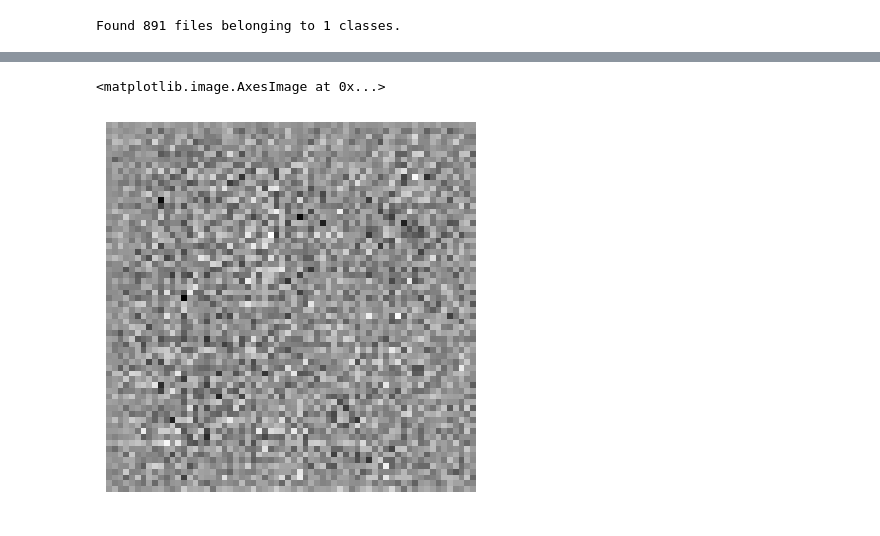
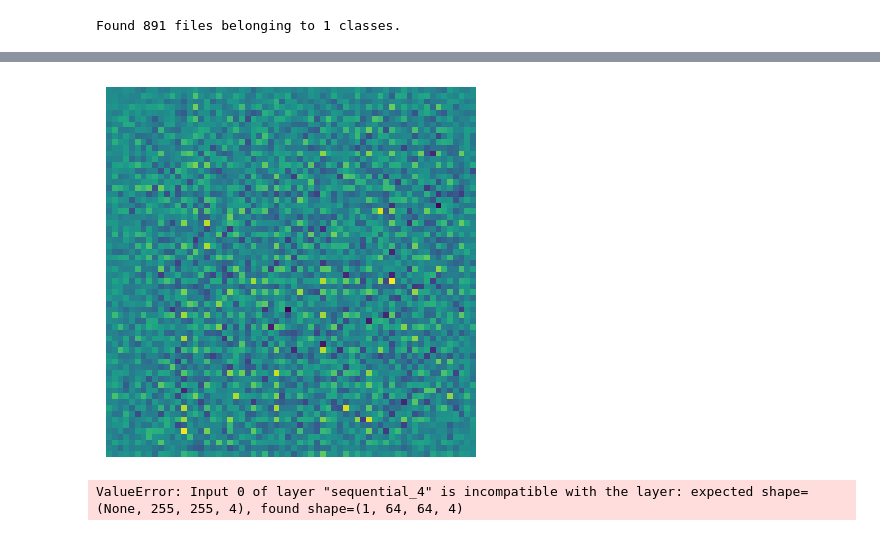
Before and after one commit to whitgroves/pokegan-gsc, a Jupyter notebook: dcgan_sandbox.ipynb, the cells around one changed output, grey strips where cells are left out. Saved outputs shown, nothing was run; the diff lists cells and outputs as text; code cells hidden in the pictures.

```diff
--- a/dcgan_sandbox.ipynb
+++ b/dcgan_sandbox.ipynb
@@ -211,9 +211,15 @@ pass
 # %%
 generator = v3.make_generator()
 noise = tf.random.normal([1, 100])
 generated_image = generator(noise, training=False)
 plt.axis('off')
-plt.imshow(generated_image[0, :, :, 0], cmap='gray')
+plt.imshow(generated_image[0, :, :, 0])
+pass
 # %% [output]
-<matplotlib.image.AxesImage at 0x...>
-[figure, old version]
+[figure, new version]
+# %%
+discriminator = v3.make_discriminator()
+decision = discriminator(generated_image)
+decision
+# %% [output]
+ValueError: Input 0 of layer "sequential_4" is incompatible with the layer: expected shape=(None, 255, 255, 4), found shape=(1, 64, 64, 4)
```
Also changed, not shown: parts of 3 cells of this notebook, 1 other file.
